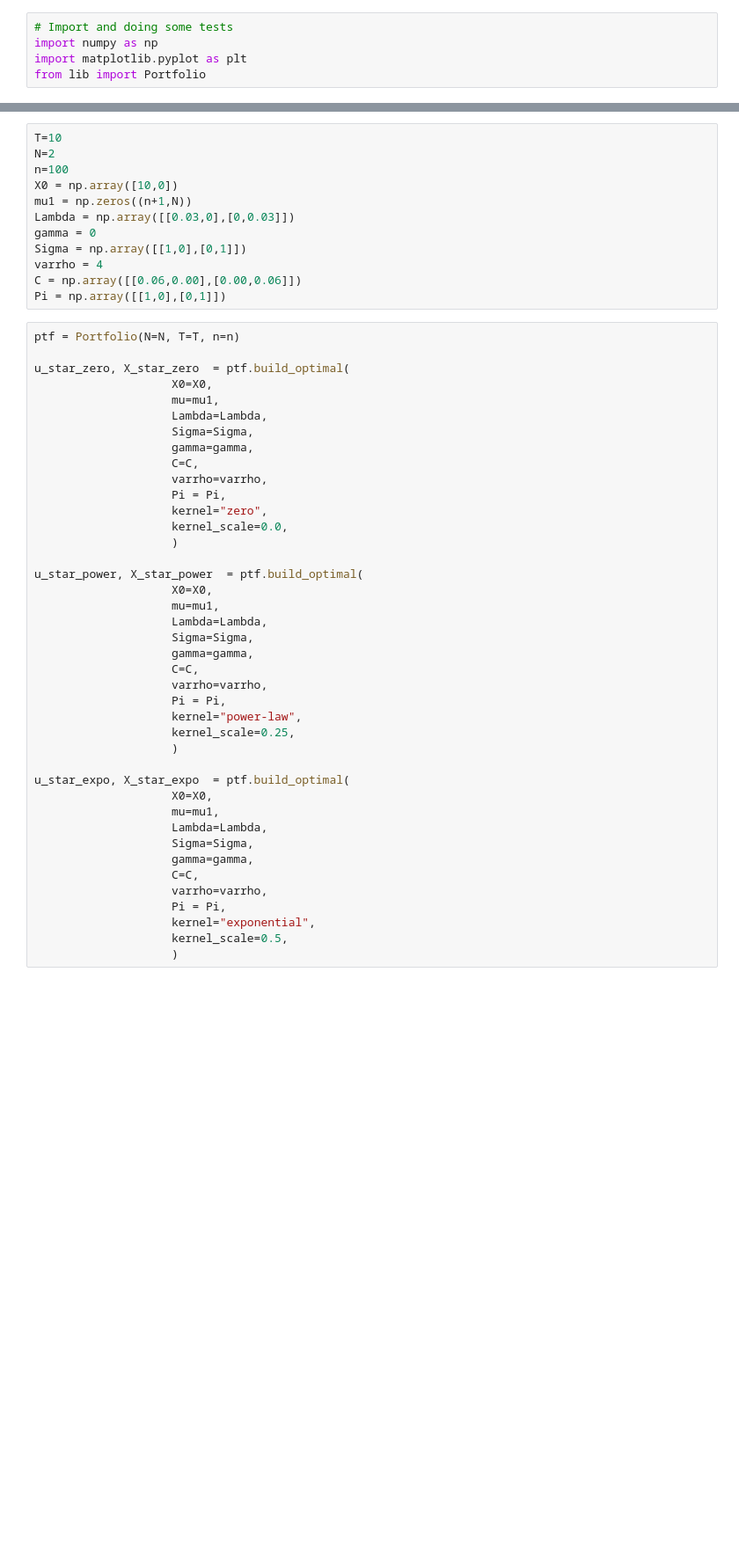
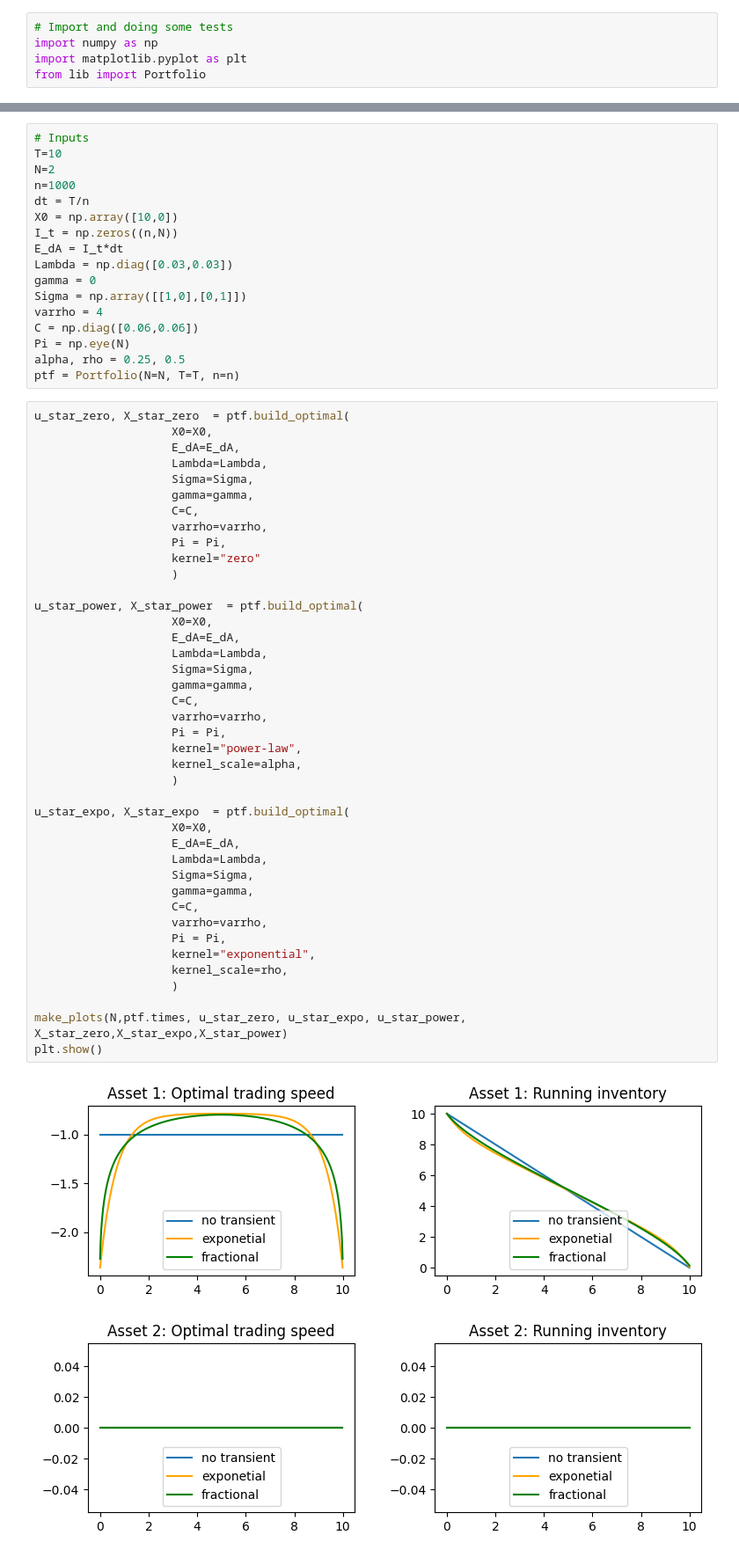
Before and after one commit to Yannhrld-ngs/Optimal-Execution-under-Volterra-Propagators, a Jupyter notebook: empirical studies.ipynb, the cells around one changed output, grey strips where cells are left out. Shown at 88% size. Cells and saved outputs as stored; diff of their text form; blank space fills up the shorter version.

```diff
--- a/empirical studies.ipynb
+++ b/empirical studies.ipynb
@@ -8,53 +65,60 @@ Experiment from paper 1 (fig1):
 # %%
+# Inputs
 T=10
 N=2
-n=100
+n=1000
+dt = T/n
 X0 = np.array([10,0])
-mu1 = np.zeros((n+1,N))
-Lambda = np.array([[0.03,0],[0,0.03]])
+I_t = np.zeros((n,N))
+E_dA = I_t*dt
+Lambda = np.diag([0.03,0.03])
 gamma = 0
 Sigma = np.array([[1,0],[0,1]])
 varrho = 4
-C = np.array([[0.06,0.00],[0.00,0.06]])
-Pi = np.array([[1,0],[0,1]])
+C = np.diag([0.06,0.06])
+Pi = np.eye(N)
+alpha, rho = 0.25, 0.5
+ptf = Portfolio(N=N, T=T, n=n)
 # %%
-ptf = Portfolio(N=N, T=T, n=n)
-
 u_star_zero, X_star_zero  = ptf.build_optimal(
                     X0=X0,
-                    mu=mu1,
+                    E_dA=E_dA,
                     Lambda=Lambda,
                     Sigma=Sigma,
                     gamma=gamma,
                     C=C,
                     varrho=varrho,
                     Pi = Pi,
-                    kernel="zero",
-                    kernel_scale=0.0,
+                    kernel="zero"
                     )
 
 u_star_power, X_star_power  = ptf.build_optimal(
                     X0=X0,
-                    mu=mu1,
+                    E_dA=E_dA,
                     Lambda=Lambda,
                     Sigma=Sigma,
                     gamma=gamma,
                     C=C,
                     varrho=varrho,
                     Pi = Pi,
                     kernel="power-law",
-                    kernel_scale=0.25,
+                    kernel_scale=alpha,
                     )
 
 u_star_expo, X_star_expo  = ptf.build_optimal(
                     X0=X0,
-                    mu=mu1,
+                    E_dA=E_dA,
                     Lambda=Lambda,
                     Sigma=Sigma,
                     gamma=gamma,
                     C=C,
                     varrho=varrho,
                     Pi = Pi,
                     kernel="exponential",
-                    kernel_scale=0.5,
+                    kernel_scale=rho,
                     )
+
+make_plots(N,ptf.times, u_star_zero, u_star_expo, u_star_power, X_star_zero,X_star_expo,X_star_power)
+plt.show()
+# %% [output]
+[figure, added]
```
Also changed, not shown: parts of 24 cells of this notebook, 10 other files.
